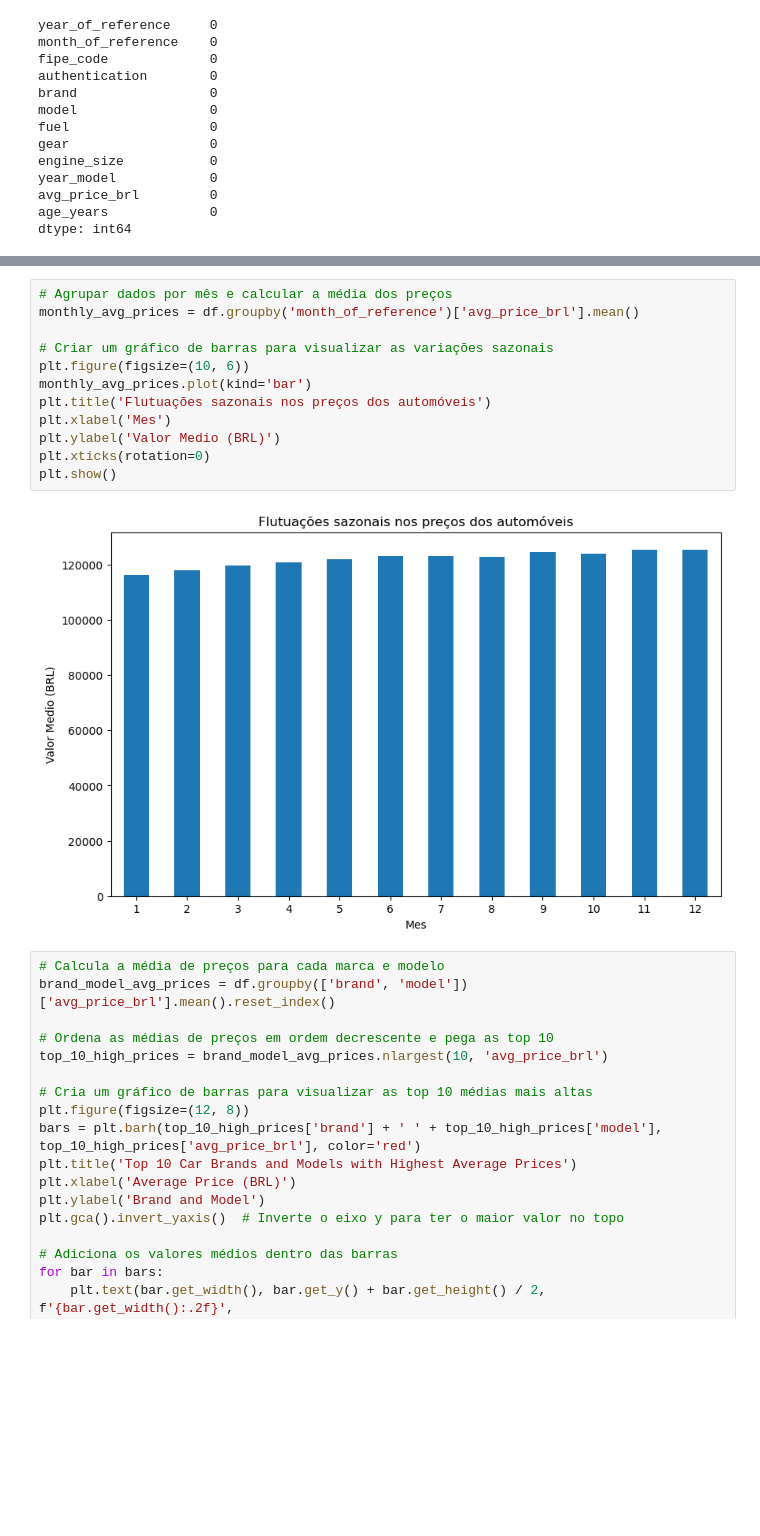
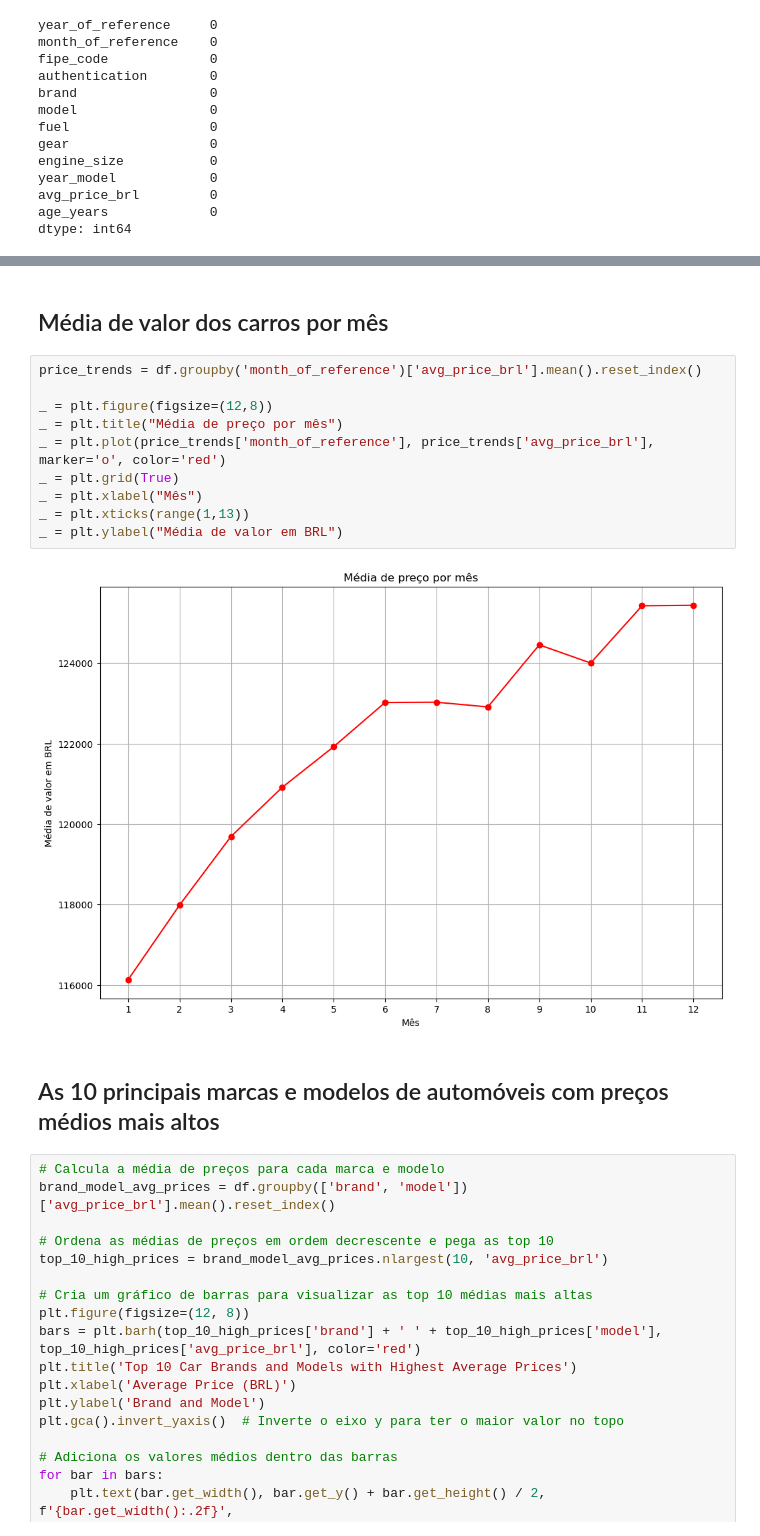
Before and after one commit to VictorAFBZhao/Average_car_prices_Brazil, a Jupyter notebook: Untitled11.ipynb, the cells around one changed output, grey strips where cells are left out. Drawn from its saved outputs; the diff is of its cells as text; blank space fills up the shorter version.

```diff
--- a/Untitled11.ipynb
+++ b/Untitled11.ipynb
@@ -140,17 +128,19 @@ plt.show()
-# %%
-# Agrupar dados por mês e calcular a média dos preços
-monthly_avg_prices = df.groupby('month_of_reference')['avg_price_brl'].mean()
-
-# Criar um gráfico de barras para visualizar as variações sazonais
-plt.figure(figsize=(10, 6))
-monthly_avg_prices.plot(kind='bar')
-plt.title('Flutuações sazonais nos preços dos automóveis')
-plt.xlabel('Mes')
-plt.ylabel('Valor Medio (BRL)')
-plt.xticks(rotation=0)
-plt.show()
-# %% [output]
-[figure, removed]
+# %% [markdown]
+## Média de valor dos carros por mês
+# %%
+price_trends = df.groupby('month_of_reference')['avg_price_brl'].mean().reset_index()
+
+_ = plt.figure(figsize=(12,8))
+_ = plt.title("Média de preço por mês")
+_ = plt.plot(price_trends['month_of_reference'], price_trends['avg_price_brl'], marker='o', color='red')
+_ = plt.grid(True)
+_ = plt.xlabel("Mês")
+_ = plt.xticks(range(1,13))
+_ = plt.ylabel("Média de valor em BRL")
+# %% [output]
+[figure, added]
+# %% [markdown]
+## As 10 principais marcas e modelos de automóveis com preços médios mais altos
 # %%
 # Calcula a média de preços para cada marca e modelo
 brand_model_avg_prices = df.groupby(['brand', 'model'])['avg_price_brl'].mean().reset_index()
```
Also changed, not shown: parts of 13 cells of this notebook.
